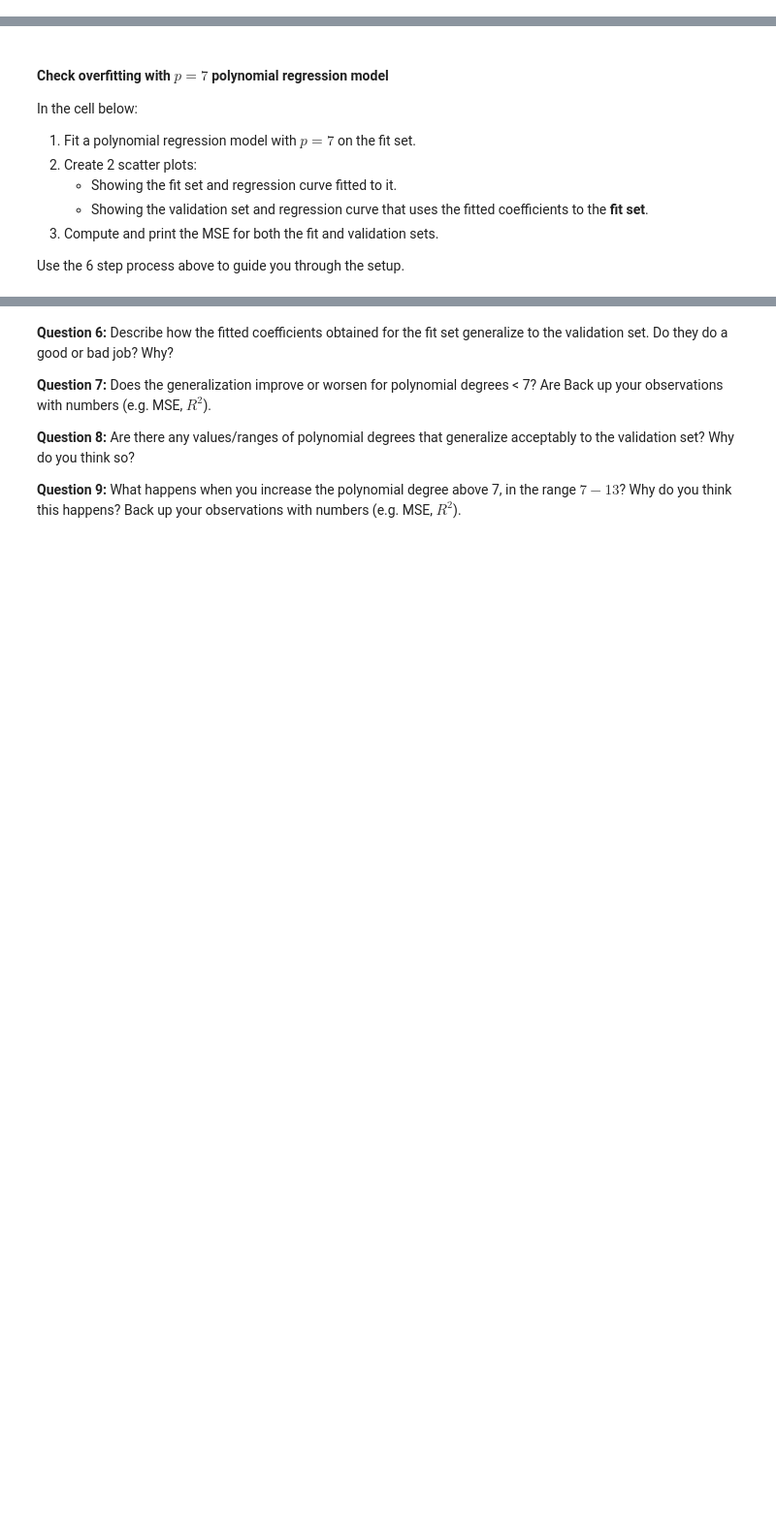
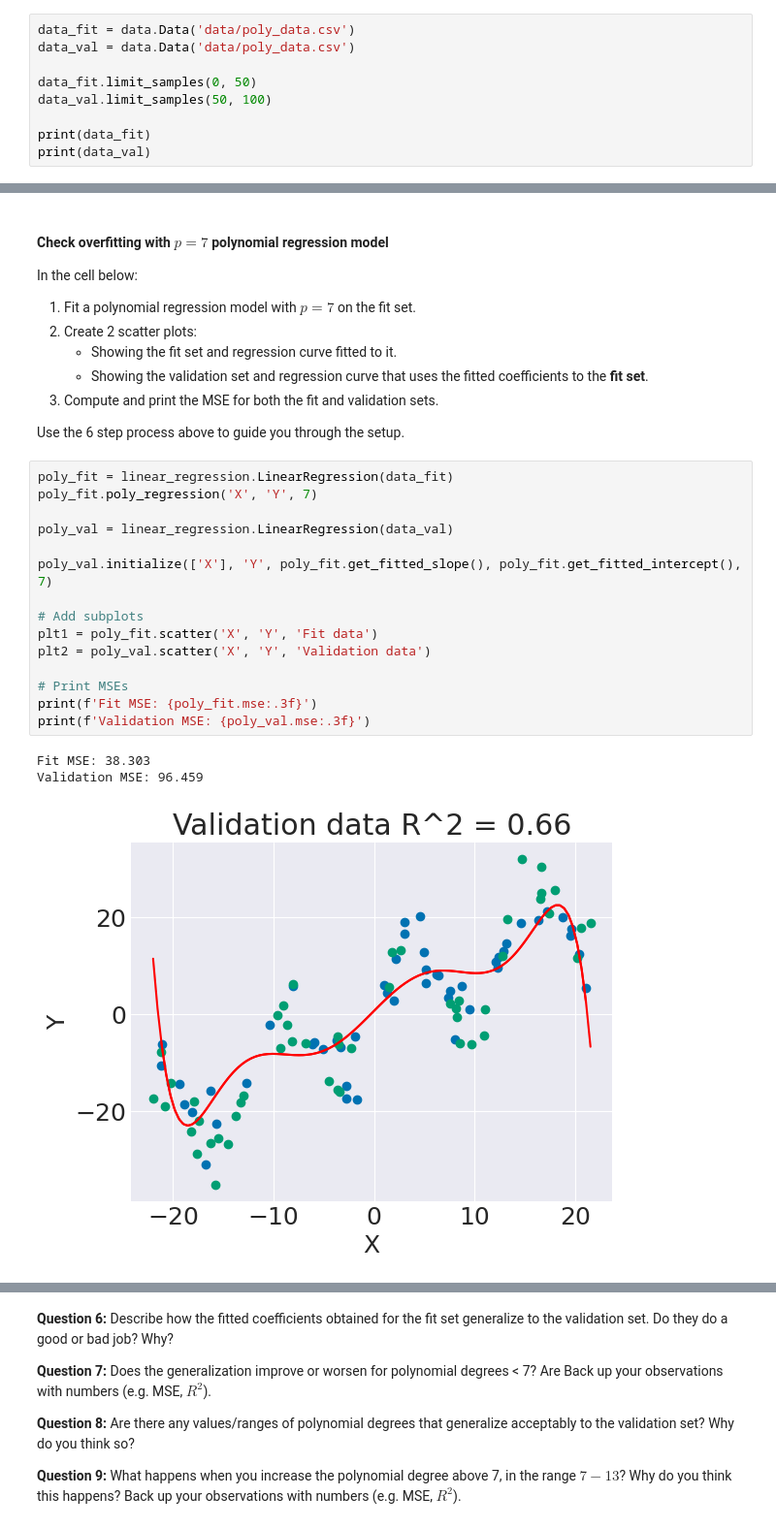
Before and after one commit to thecodingaviator/cs251, a Jupyter notebook: project3/polynomial_regression.ipynb, the cells around one changed output, grey strips where cells are left out. Shown: that part at 97% size. Cells and saved outputs as stored; diff of their text form; blank space fills up the shorter version.

```diff
--- a/project3/polynomial_regression.ipynb
+++ b/project3/polynomial_regression.ipynb
@@ -115,3 +170,12 @@ The `poly_data.csv` dataset has 100 samples ($N=100$). In the cell below, split
 The data samples are already shuffled.
 
 *Hint: There is a helpful `Data` method for paring down a dataset into a certain range of samples.*
+# %%
+data_fit = data.Data('data/poly_data.csv')
+data_val = data.Data('data/poly_data.csv')
+
+data_fit.limit_samples(0, 50)
+data_val.limit_samples(50, 100)
+
+print(data_fit)
+print(data_val)
@@ -179,3 +261,22 @@ In the cell below:
 3. Compute and print the MSE for both the fit and validation sets.
 
 Use the 6 step process above to guide you through the setup.
+# %%
+poly_fit = linear_regression.LinearRegression(data_fit)
+poly_fit.poly_regression('X', 'Y', 7)
+
+poly_val = linear_regression.LinearRegression(data_val)
+
+poly_val.initialize(['X'], 'Y', poly_fit.get_fitted_slope(), poly_fit.get_fitted_intercept(), 7)
+
+# Add subplots
+plt1 = poly_fit.scatter('X', 'Y', 'Fit data')
+plt2 = poly_val.scatter('X', 'Y', 'Validation data')
+
+# Print MSEs
+print(f'Fit MSE: {poly_fit.mse:.3f}')
+print(f'Validation MSE: {poly_val.mse:.3f}')
+# %% [output]
+Fit MSE: 38.303
+Validation MSE: 96.459
+[figure, added]
```
Also changed, not shown: parts of 8 cells of this notebook, 2 other files.
